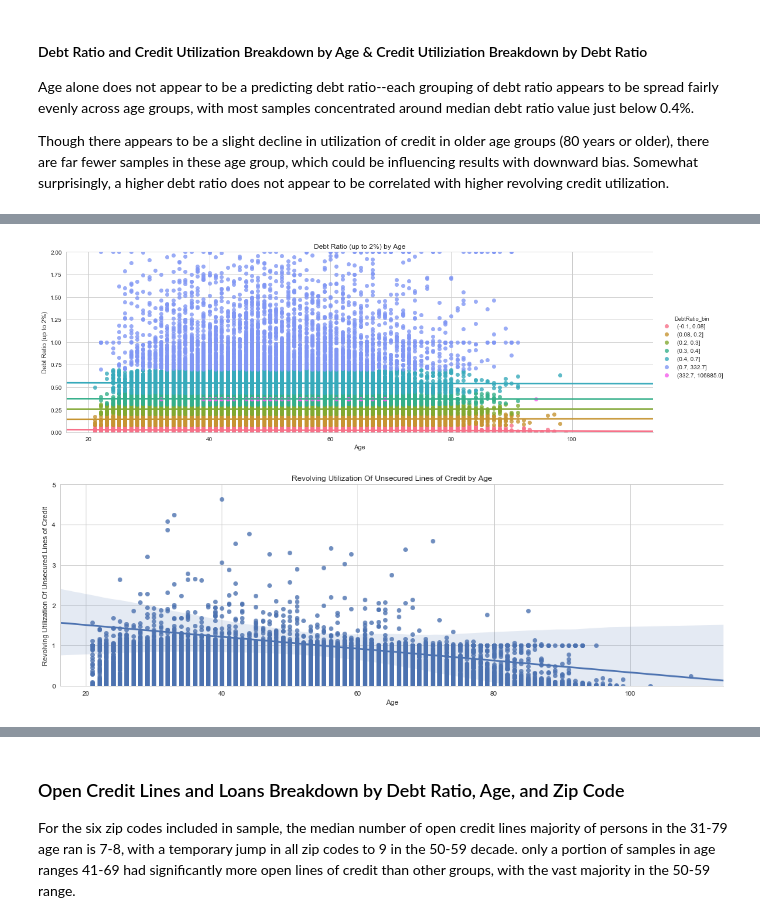
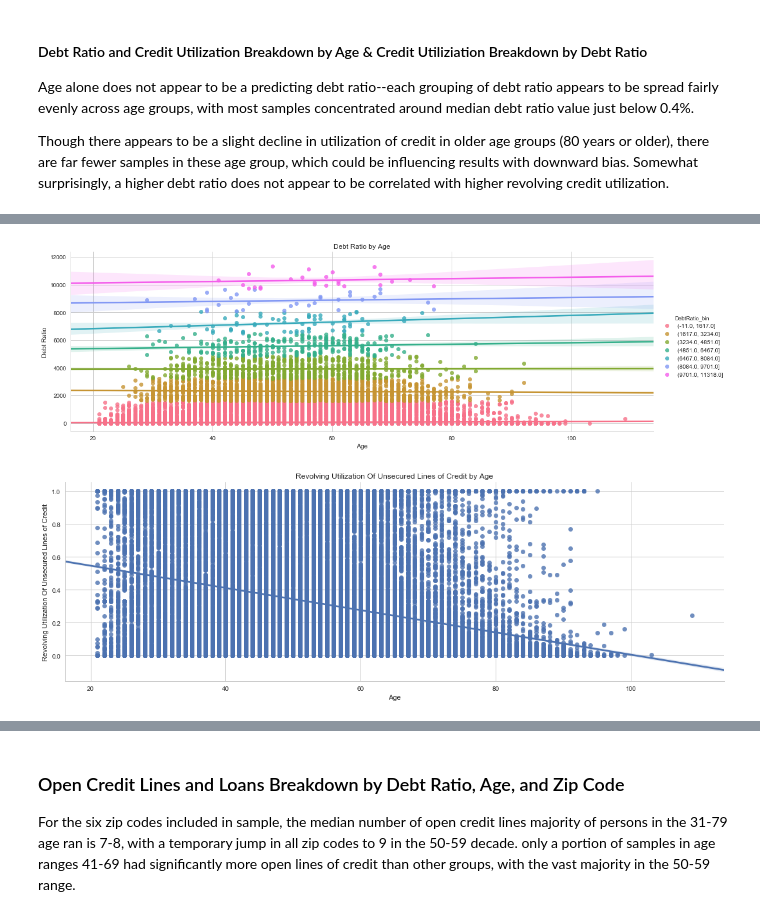
Before and after one commit to lorenh516/financial_distress, a Jupyter notebook: finan_distress.ipynb, the cells around one changed output, grey strips where cells are left out. Saved outputs shown, nothing was run; the diff lists cells and outputs as text; code cells hidden in the pictures.

```diff
--- a/finan_distress.ipynb
+++ b/finan_distress.ipynb
@@ -31,2 +23,2 @@ source = "/Users/lorenh/Documents/Classes/Spring Quarter 2018/Machine Learning f
 # %%
-credit_df = get_data(filename = source, headers = True, set_ind = 0)
+credit_df = ml.retrieve_data(filename = 'data/credit-data.csv', headers = True, set_ind = 0)
@@ -180,0 +192,2 @@ zipcode                                   41016
+# %%
+explore_df = credit_df[credit_df.columns]
@@ -303,8 +272,8 @@ plot_relationship(copy_df, feature_y = 'DebtRatio', ylabel = 'Debt Ratio', featu
 # %%
-plot_relationship(copy_df, feature_x = 'age', xlabel = 'Age', feature_y = 'DebtRatio', ylabel = 'Debt Ratio (up to 2%)', ylimit = (0, 2), color_cat = 'DebtRatio_bin')
+ml.plot_relationship(explore_df, feature_x = 'age', xlabel = 'Age', feature_y = 'DebtRatio', ylabel = 'Debt Ratio', color_cat = 'DebtRatio_bin')
 # %% [output]
-[figure, old version]
+[figure, new version]
 # %%
-plot_relationship(copy_df, feature_x = 'age', xlabel = 'Age', feature_y = 'RevolvingUtilizationOfUnsecuredLines', ylabel = 'Revolving Utilization Of Unsecured Lines of Credit', ylimit = (0, 5))
+ml.plot_relationship(explore_df, feature_x = 'age', xlabel = 'Age', feature_y = 'RevolvingUtilizationOfUnsecuredLines', ylabel = 'Revolving Utilization Of Unsecured Lines of Credit')
 # %% [output]
-[figure, old version]
+[figure, new version]
```
Also changed, not shown: parts of 108 cells of this notebook, 1 other file.
